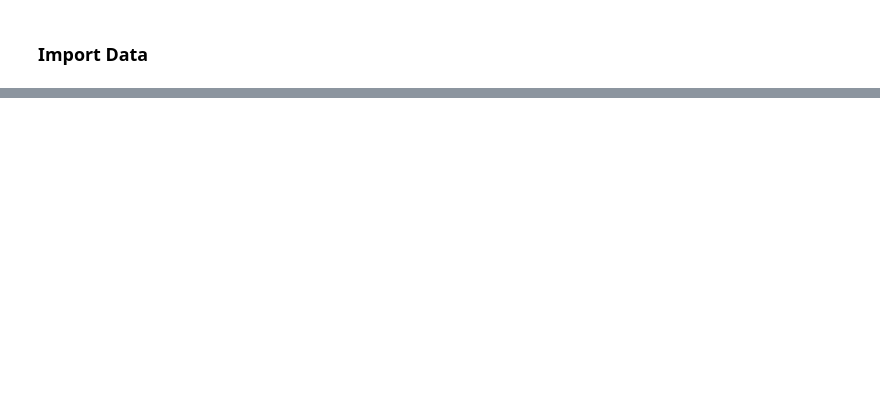
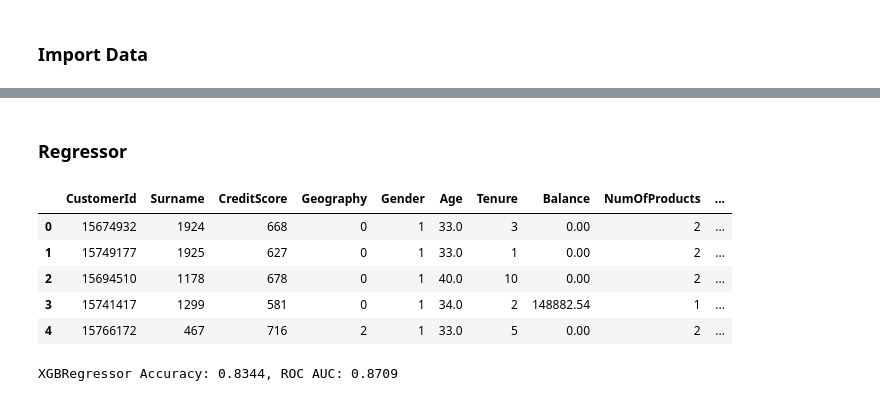
Before and after one commit to luleoli/janestreet, a Jupyter notebook: test.ipynb, the cells around one changed output, grey strips where cells are left out. Cells and saved outputs as stored; diff of their text form; code cells hidden in the pictures; blank space fills up the shorter version.

```diff
--- a/test.ipynb
+++ b/test.ipynb
@@ -69,0 +68,10 @@ sandeda.report('CHURN_0_0_0')
+# %%
+from sklearn.preprocessing import LabelEncoder
+
+# Initialize the label encoder
+le = LabelEncoder()
+
+# Select columns based on df types
+categorical_columns = df.select_dtypes(include=['object']).columns.tolist()
+for col in categorical_columns:
+    df[col] = le.fit_transform(df[col])
@@ -448,0 +155,32 @@ for var in df_filtered:
+# %% [markdown]
+### Regressor
+# %%
+df.head()
+# %% [output]
+|  | CustomerId | Surname | CreditScore | Geography | Gender | Age | Tenure | Balance | NumOfProducts | ... |
+| 0 | 15674932 | 1924 | 668 | 0 | 1 | 33.0 | 3 | 0.00 | 2 | ... |
+| 1 | 15749177 | 1925 | 627 | 0 | 1 | 33.0 | 1 | 0.00 | 2 | ... |
+| 2 | 15694510 | 1178 | 678 | 0 | 1 | 40.0 | 10 | 0.00 | 2 | ... |
+| 3 | 15741417 | 1299 | 581 | 0 | 1 | 34.0 | 2 | 148882.54 | 1 | ... |
+| 4 | 15766172 | 467 | 716 | 2 | 1 | 33.0 | 5 | 0.00 | 2 | ... |
+# %%
+df_temp = df.drop(columns=['Exited', 'CustomerId', 'safra']).loc[X_train.index]
+
+model = XGBRegressor(eval_metric='logloss')
+
+model.fit(df_temp.loc[X_train.index], df['Exited'].loc[y_train.index], base_margin=df_temp['PROB_CHURN'])
+df['REGR'] = model.predict(df.drop(columns=['Exited', 'CustomerId', 'safra']))
+
+df['PROB_CHURN_REGR'] = df['PROB_CHURN'] + df['REGR']
+
+df_temp = df.loc[y_test.index]
+y_test = df_temp['Exited']
+
+y_pred = (df_temp['PROB_CHURN_REGR'] > 0.5).astype(int)
+y_pred_proba = df_temp['PROB_CHURN_REGR']
+
+accuracy = accuracy_score(y_test, y_pred)
+roc_auc = roc_auc_score(y_test, y_pred_proba)
+print(f"XGBRegressor Accuracy: {accuracy:.4f}, ROC AUC: {roc_auc:.4f}")
+# %% [output]
+XGBRegressor Accuracy: 0.8344, ROC AUC: 0.8709
```
Also changed, not shown: parts of 28 cells of this notebook, 10 other files.
